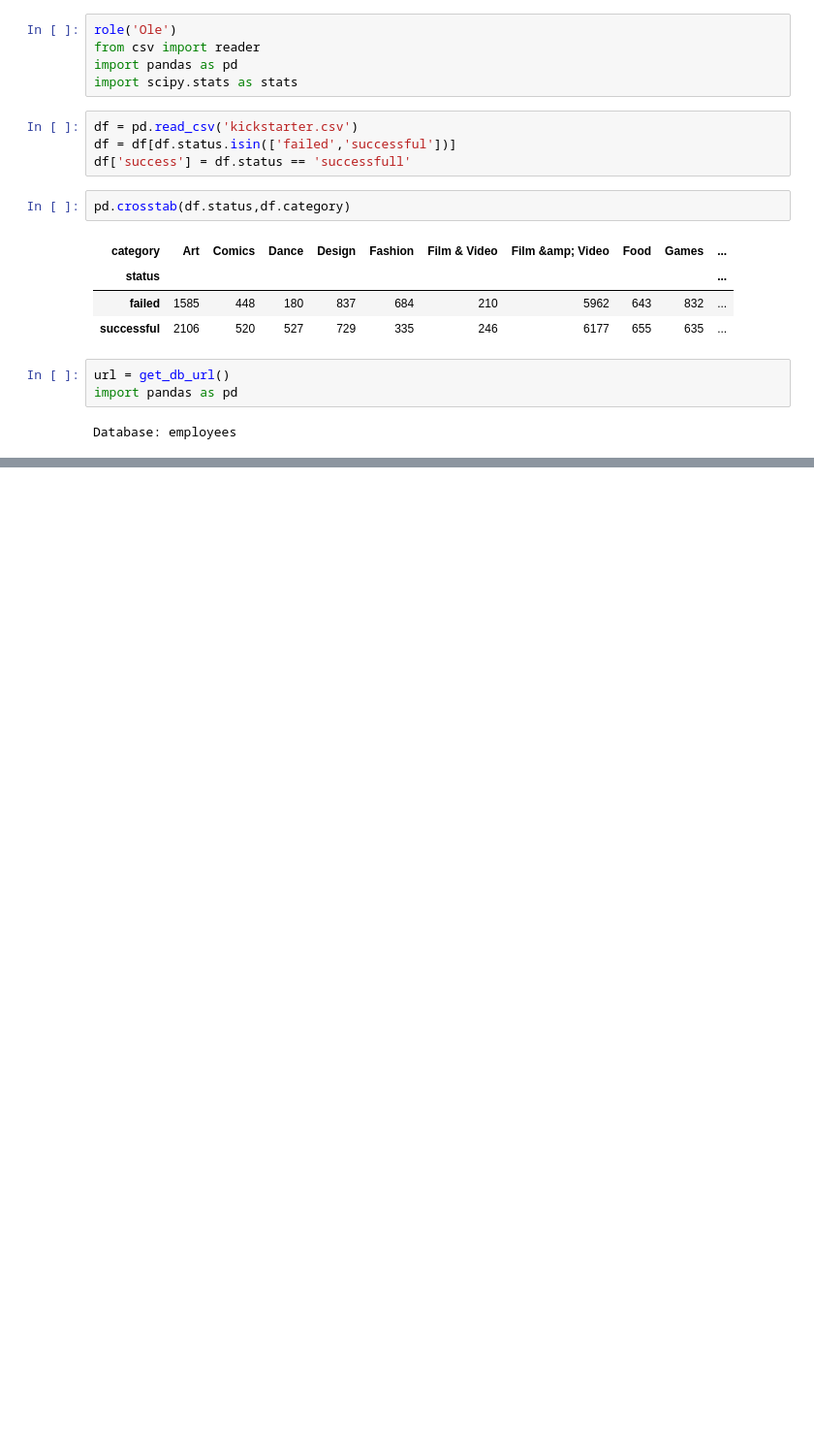
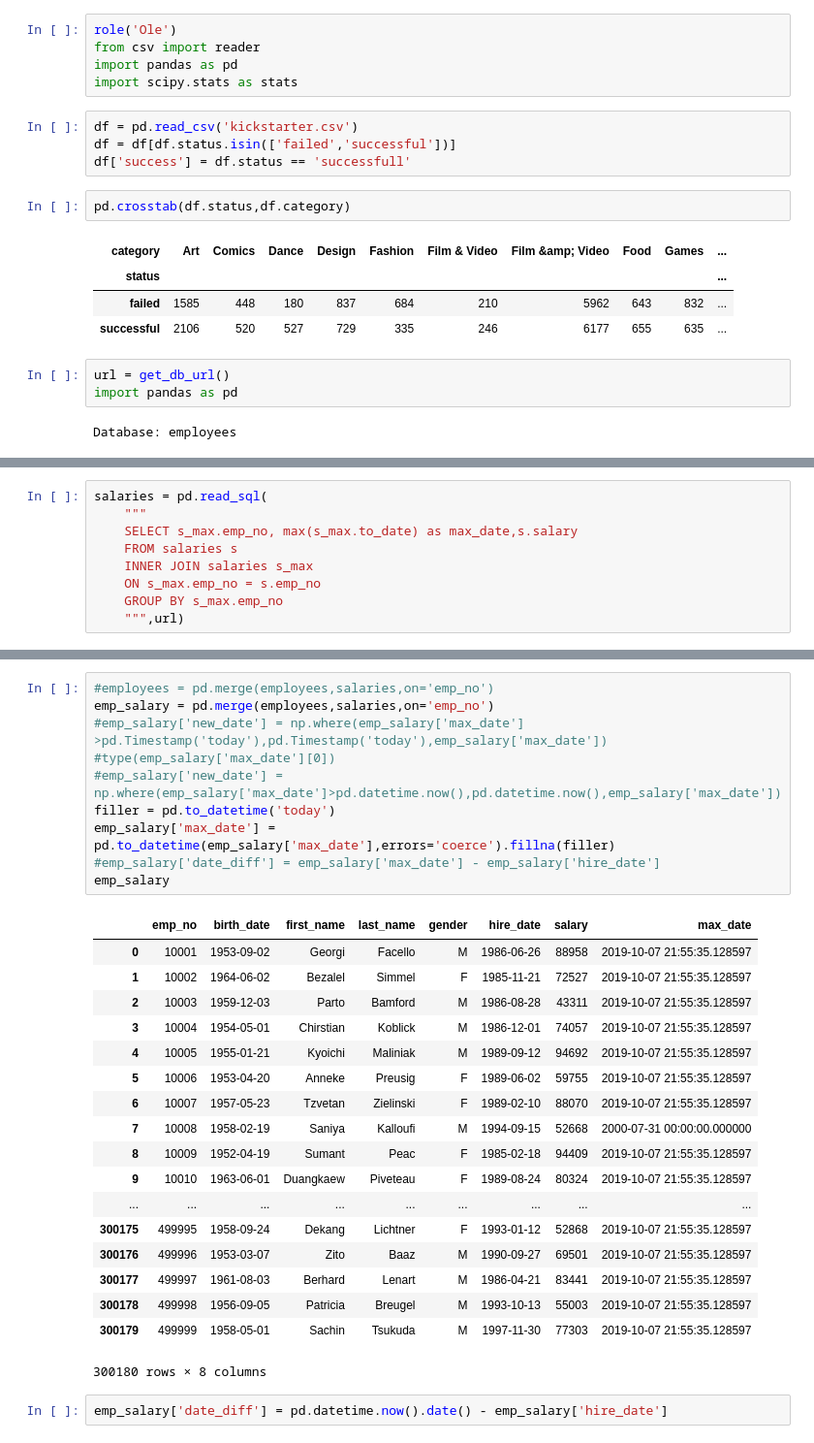
Before and after one commit to JefferyRoeder/statistics-exercises, a Jupyter notebook: hypothesis_testing.ipynb, the cells around one changed output, grey strips where cells are left out. Shown at 97% size. Cells and saved outputs as stored; diff of their text form; blank space fills up the shorter version.

```diff
--- a/hypothesis_testing.ipynb
+++ b/hypothesis_testing.ipynb
@@ -231,0 +289,9 @@ Database: employees
+# %%
+salaries = pd.read_sql(
+    """
+    SELECT s_max.emp_no, max(s_max.to_date) as max_date,s.salary
+    FROM salaries s
+    INNER JOIN salaries s_max
+    ON s_max.emp_no = s.emp_no
+    GROUP BY s_max.emp_no
+    """,url)
@@ -231,0 +325,31 @@ Database: employees
+# %%
+#employees = pd.merge(employees,salaries,on='emp_no')
+emp_salary = pd.merge(employees,salaries,on='emp_no')
+#emp_salary['new_date'] = np.where(emp_salary['max_date'] >pd.Timestamp('today'),pd.Timestamp('today'),emp_salary['max_date'])
+#type(emp_salary['max_date'][0])
+#emp_salary['new_date'] = np.where(emp_salary['max_date']>pd.datetime.now(),pd.datetime.now(),emp_salary['max_date'])
+filler = pd.to_datetime('today')
+emp_salary['max_date'] = pd.to_datetime(emp_salary['max_date'],errors='coerce').fillna(filler)
+#emp_salary['date_diff'] = emp_salary['max_date'] - emp_salary['hire_date']
+emp_salary
+# %% [output]
+|  | emp_no | birth_date | first_name | last_name | gender | hire_date | salary | max_date |
+| 0 | 10001 | 1953-09-02 | Georgi | Facello | M | 1986-06-26 | 88958 | 2019-10-07 21:55:35.128597 |
+| 1 | 10002 | 1964-06-02 | Bezalel | Simmel | F | 1985-11-21 | 72527 | 2019-10-07 21:55:35.128597 |
+| 2 | 10003 | 1959-12-03 | Parto | Bamford | M | 1986-08-28 | 43311 | 2019-10-07 21:55:35.128597 |
+| 3 | 10004 | 1954-05-01 | Chirstian | Koblick | M | 1986-12-01 | 74057 | 2019-10-07 21:55:35.128597 |
+| 4 | 10005 | 1955-01-21 | Kyoichi | Maliniak | M | 1989-09-12 | 94692 | 2019-10-07 21:55:35.128597 |
+| 5 | 10006 | 1953-04-20 | Anneke | Preusig | F | 1989-06-02 | 59755 | 2019-10-07 21:55:35.128597 |
+| 6 | 10007 | 1957-05-23 | Tzvetan | Zielinski | F | 1989-02-10 | 88070 | 2019-10-07 21:55:35.128597 |
+| 7 | 10008 | 1958-02-19 | Saniya | Kalloufi | M | 1994-09-15 | 52668 | 2000-07-31 00:00:00.000000 |
+| 8 | 10009 | 1952-04-19 | Sumant | Peac | F | 1985-02-18 | 94409 | 2019-10-07 21:55:35.128597 |
+| 9 | 10010 | 1963-06-01 | Duangkaew | Piveteau | F | 1989-08-24 | 80324 | 2019-10-07 21:55:35.128597 |
+| ... | ... | ... | ... | ... | ... | ... | ... | ... |
+| 300175 | 499995 | 1958-09-24 | Dekang | Lichtner | F | 1993-01-12 | 52868 | 2019-10-07 21:55:35.128597 |
+| 300176 | 499996 | 1953-03-07 | Zito | Baaz | M | 1990-09-27 | 69501 | 2019-10-07 21:55:35.128597 |
+| 300177 | 499997 | 1961-08-03 | Berhard | Lenart | M | 1986-04-21 | 83441 | 2019-10-07 21:55:35.128597 |
+| 300178 | 499998 | 1956-09-05 | Patricia | Breugel | M | 1993-10-13 | 55003 | 2019-10-07 21:55:35.128597 |
+| 300179 | 499999 | 1958-05-01 | Sachin | Tsukuda | M | 1997-11-30 | 77303 | 2019-10-07 21:55:35.128597 |
+300180 rows × 8 columns
+# %%
+emp_salary['date_diff'] = pd.datetime.now().date() - emp_salary['hire_date']
```
Also changed, not shown: parts of 37 cells of this notebook.
